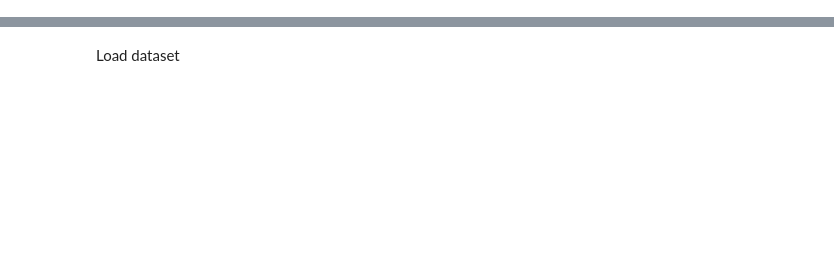
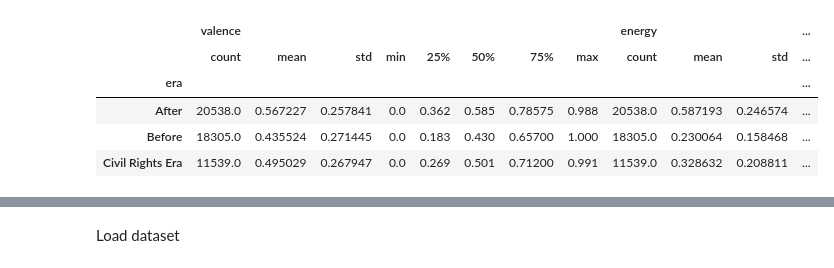
Before and after one commit to C-Lion/HU-DS-BC, a Jupyter notebook: Explanatory_Data_Analysis_and_Data_Visualization.ipynb, the cells around one changed output, grey strips where cells are left out. Drawn from its saved outputs; the diff is of its cells as text; code cells hidden in the pictures; blank space fills up the shorter version.

```diff
--- a/Explanatory_Data_Analysis_and_Data_Visualization.ipynb
+++ b/Explanatory_Data_Analysis_and_Data_Visualization.ipynb
@@ -148,0 +196,18 @@ Requirement already satisfied: threadpoolctl>=3.1.0 in /usr/local/lib/python3.11
+# %%
+import pandas as pd
+
+# Load dataset
+spotify_df = pd.read_csv('/content/bigger-spotify-data.csv')
+
+# Convert release_date to datetime and drop nulls
+spotify_df['release_date'] = pd.to_datetime(spotify_df['release_date'], errors='coerce')
+spotify_df.dropna(subset=['release_date'], inplace=True)
+
+# Create 'year' column
+spotify_df['year'] = spotify_df['release_date'].dt.year
+
+# Keep only relevant years (1921–2017)
+spotify_clean = spotify_df[(spotify_df['year'] >= 1921) & (spotify_df['year'] <= 2017)].copy()
+
+# Drop rows with missing valence or energy
+spotify_clean = spotify_clean.dropna(subset=['valence', 'energy'])
@@ -148,0 +222,11 @@ Requirement already satisfied: threadpoolctl>=3.1.0 in /usr/local/lib/python3.11
+# %%
+# Define Civil Rights Movement period
+def era_label(year):
+    if 1954 <= year <= 1968:
+        return 'Civil Rights Era'
+    elif year < 1954:
+        return 'Before'
+    else:
+        return 'After'
+
+spotify_clean['era'] = spotify_clean['year'].apply(era_label)
@@ -148,0 +255,10 @@ Requirement already satisfied: threadpoolctl>=3.1.0 in /usr/local/lib/python3.11
+# %%
+# Summary statistics by era
+spotify_clean.groupby('era')[['valence', 'energy']].describe()
+# %% [output]
+|  | valence |  |  |  |  |  |  |  | energy |  |  | ... |
+|  | count | mean | std | min | 25% | 50% | 75% | max | count | mean | std | ... |
+| era |  |  |  |  |  |  |  |  |  |  |  | ... |
+| After | 20538.0 | 0.567227 | 0.257841 | 0.0 | 0.362 | 0.585 | 0.78575 | 0.988 | 20538.0 | 0.587193 | 0.246574 | ... |
+| Before | 18305.0 | 0.435524 | 0.271445 | 0.0 | 0.183 | 0.430 | 0.65700 | 1.000 | 18305.0 | 0.230064 | 0.158468 | ... |
+| Civil Rights Era | 11539.0 | 0.495029 | 0.267947 | 0.0 | 0.269 | 0.501 | 0.71200 | 0.991 | 11539.0 | 0.328632 | 0.208811 | ... |
```
Also changed, not shown: parts of 96 cells of this notebook.
